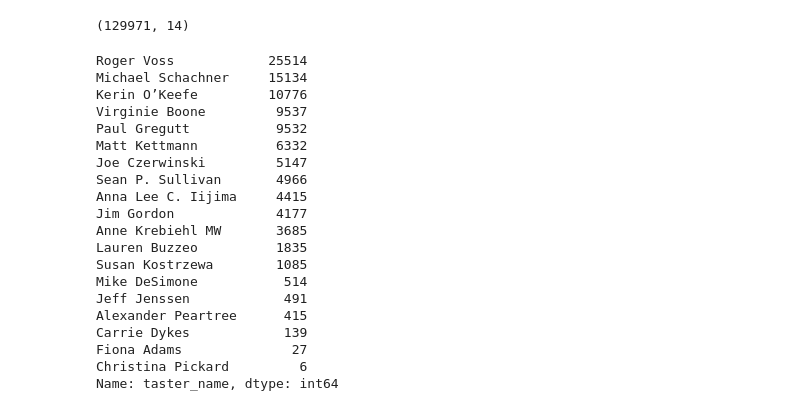
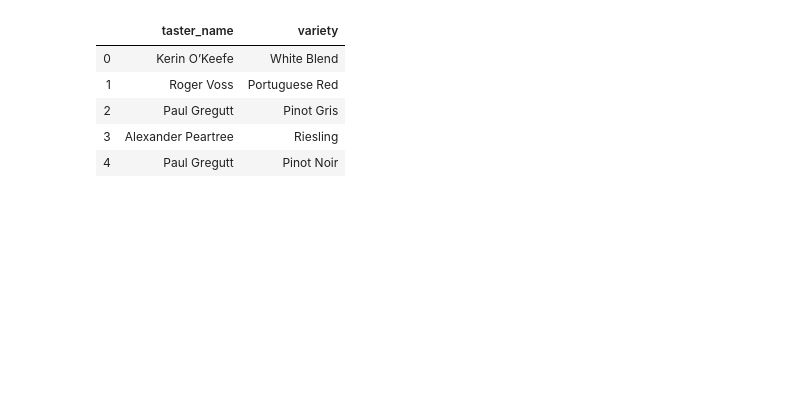
Before and after one commit to bthakr1/datascience_pipeline, a Jupyter notebook: Cosine_Similarity.ipynb, the cells around one changed output. Drawn from its saved outputs; the diff is of its cells as text; code cells hidden in the pictures; blank space fills up the shorter version.

```diff
--- a/Cosine_Similarity.ipynb
+++ b/Cosine_Similarity.ipynb
@@ -8,27 +68,9 @@ wine = pd.read_csv('winemag-data-130k-v2.csv')
 # %%
-wine.shape
+wine.head()
 # %% [output]
-(129971, 14)
+|  | taster_name | variety |
+| 0 | Kerin O’Keefe | White Blend |
+| 1 | Roger Voss | Portuguese Red |
+| 2 | Paul Gregutt | Pinot Gris |
+| 3 | Alexander Peartree | Riesling |
+| 4 | Paul Gregutt | Pinot Noir |
-# %%
-wine['taster_name'].value_counts()
-# %% [output]
-Roger Voss            25514
-Michael Schachner     15134
-Kerin O’Keefe         10776
-Virginie Boone         9537
-Paul Gregutt           9532
-Matt Kettmann          6332
-Joe Czerwinski         5147
-Sean P. Sullivan       4966
-Anna Lee C. Iijima     4415
-Jim Gordon             4177
-Anne Krebiehl MW       3685
-Lauren Buzzeo          1835
-Susan Kostrzewa        1085
-Mike DeSimone           514
-Jeff Jenssen            491
-Alexander Peartree      415
-Carrie Dykes            139
-Fiona Adams              27
-Christina Pickard         6
-Name: taster_name, dtype: int64
```
Also changed, not shown: parts of 18 cells of this notebook.
